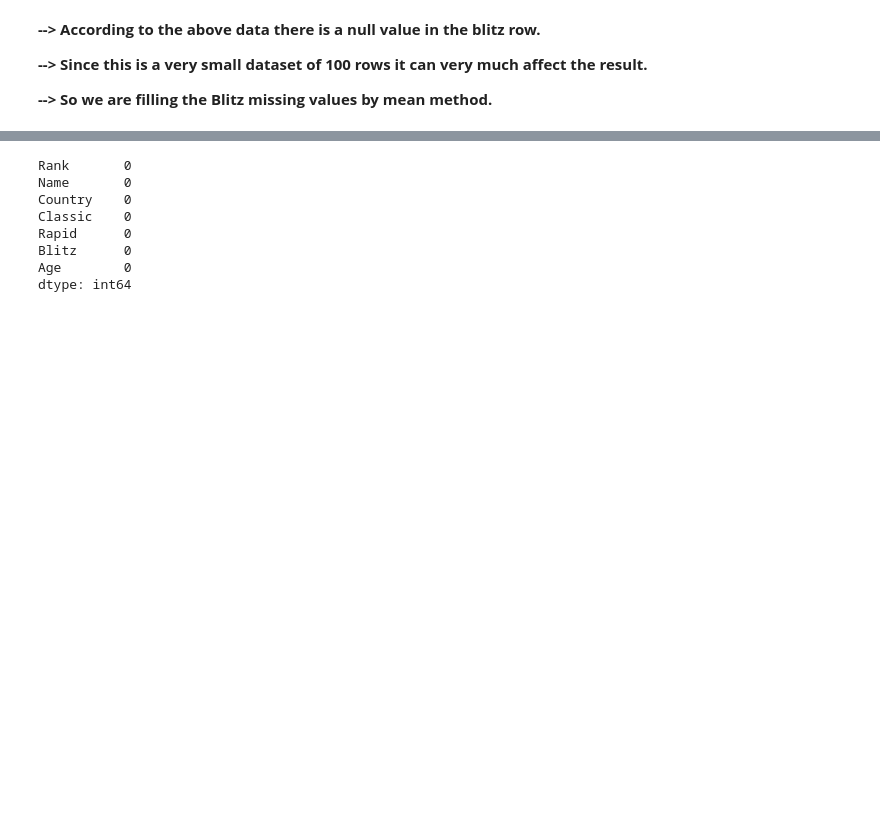
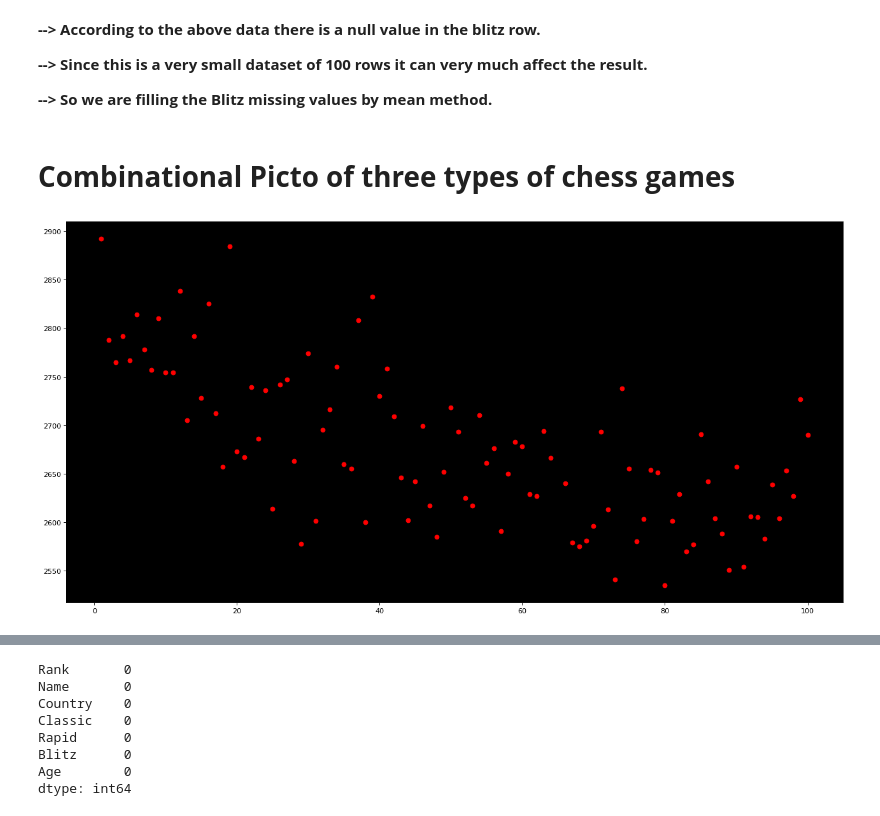
Before and after one commit to Manikandan-professional/ChessRatingAnalysis, a Jupyter notebook: ChessRating_Analysis.ipynb, the cells around one changed output, grey strips where cells are left out. Drawn from its saved outputs; the diff is of its cells as text; code cells hidden in the pictures; blank space fills up the shorter version.

```diff
--- a/ChessRating_Analysis.ipynb
+++ b/ChessRating_Analysis.ipynb
@@ -63,3 +63,14 @@ dtype: int64
 **--> Since this is a very small dataset of 100 rows it can very much affect the result.**
 
 **--> So we are filling the Blitz missing values by mean method.**
+# %% [markdown]
+# **Combinational Picto of three types of chess games**
+# %%
+plt.figure(figsize=(16,8),dpi=80)
+ax=plt.axes()
+ax.set_facecolor('black')
+plt.scatter(df.Rank,df.Blitz,color='red')
+plt.tight_layout()
+plt.show()
+# %% [output]
+[figure, added]
```
Also changed, not shown: parts of 64 cells of this notebook.
